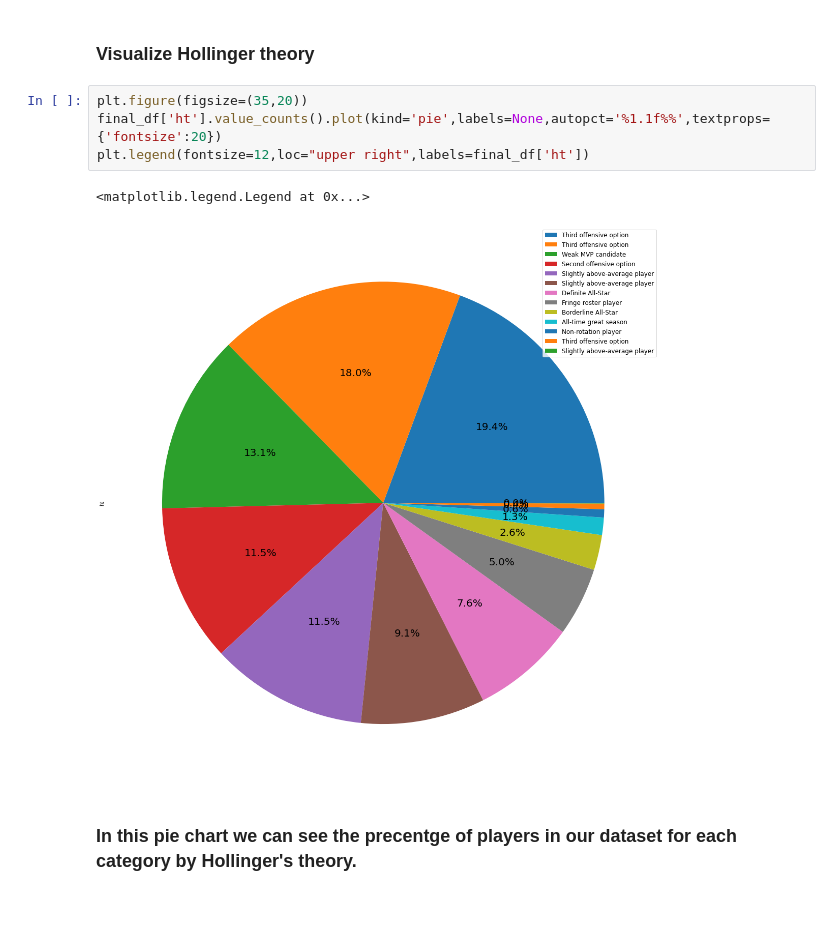
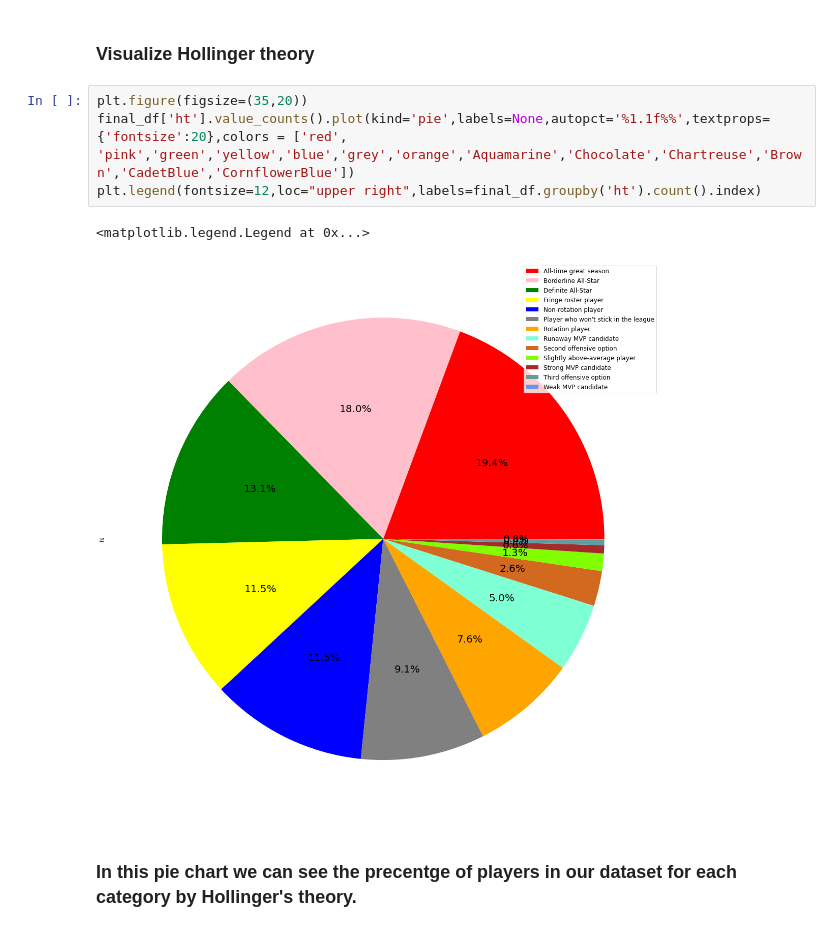
Before and after one commit to Yarden-Ankonina/NBA-Data-Science, a Jupyter notebook: Visualization.ipynb, the cells around one changed output. Saved outputs shown, nothing was run; the diff lists cells and outputs as text.

Commit message:
label update

```diff
--- a/Visualization.ipynb
+++ b/Visualization.ipynb
@@ -11,11 +20,11 @@ mvp_df = pd.read_csv('NBA_MVP_clean_data.csv')
 ### Visualize Hollinger theory
 # %%
 plt.figure(figsize=(35,20))
-final_df['ht'].value_counts().plot(kind='pie',labels=None,autopct='%1.1f%%',textprops= {'fontsize':20})
-plt.legend(fontsize=12,loc="upper right",labels=final_df['ht'])
+final_df['ht'].value_counts().plot(kind='pie',labels=None,autopct='%1.1f%%',textprops= {'fontsize':20},colors = ['red', 'pink','green','yellow','blue','grey','orange','Aquamarine','Chocolate','Chartreuse','Brown','CadetBlue','CornflowerBlue'])
+plt.legend(fontsize=12,loc="upper right",labels=final_df.groupby('ht').count().index)
 # %% [output]
 <matplotlib.legend.Legend at 0x...>
-[figure, old version]
+[figure, new version]
 # %% [markdown]
 ### In this pie chart we can see the precentge of players in our dataset for each category by Hollinger's theory.
 # %% [markdown]
```
Also changed, not shown: parts of 1 cell of this notebook.
